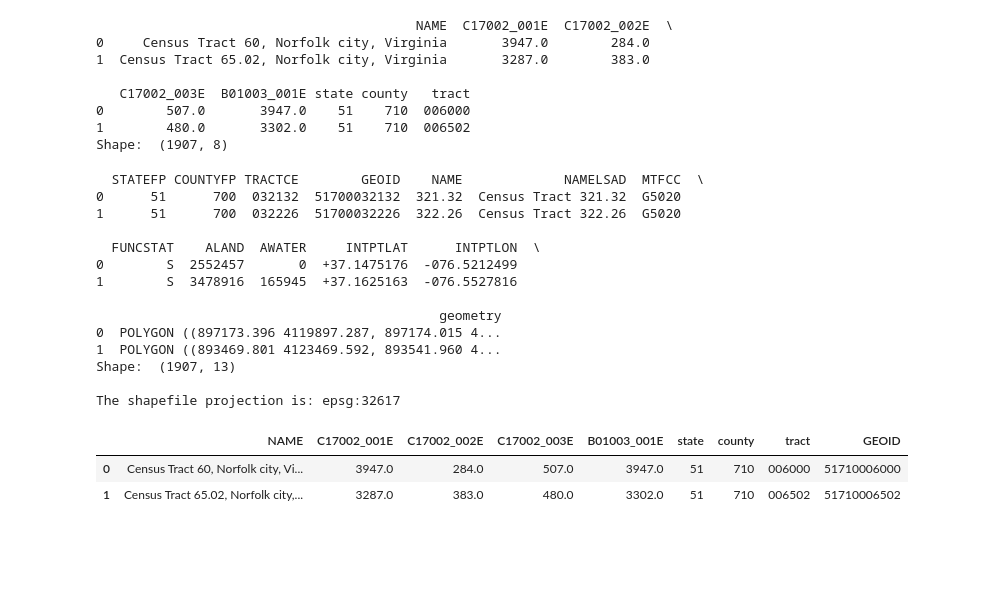
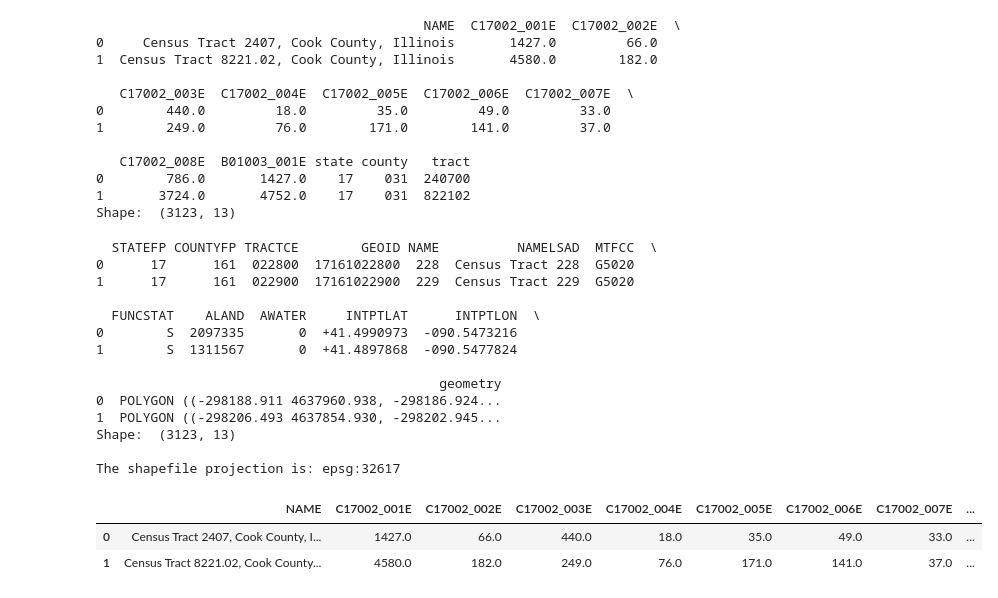
Before and after one commit to avasdowney/predictive_policing_thesis, a Jupyter notebook: preprocess/census.ipynb, the cells around one changed output. Saved outputs shown, nothing was run; the diff lists cells and outputs as text; code cells hidden in the pictures; blank space fills up the shorter version.

```diff
--- a/preprocess/census.ipynb
+++ b/preprocess/census.ipynb
@@ -8,71 +8,80 @@ from us import states
 # Set API key
 c = Census("736d0b43db328f7d01733bcff52a193181f4e05b")
 # %%
-# Obtain Census variables from the 2019 ACS at the tract level for the Commonwealth of Virginia (FIPS code: 51)
+# Obtain Census variables from the 2014 ACS at the tract level for the Commonwealth of Illinois (FIPS code: 17)
 # C17002_001E: count of ratio of income to poverty in the past 12 months (total)
 # C17002_002E: count of ratio of income to poverty in the past 12 months (< 0.50)
 # C17002_003E: count of ratio of income to poverty in the past 12 months (0.50 - 0.99)
+# C17002_004E: count of ratio of income to poverty in the past 12 months (1.00 - 1.24)
+# C17002_005E: count of ratio of income to poverty in the past 12 months (1.25 - 1.49)
+# C17002_006E: count of ratio of income to poverty in the past 12 months (1.50 - 1.84)
+# C17002_007E: count of ratio of income to poverty in the past 12 months (1.85 - 1.99)
+# C17002_008E: count of ratio of income to poverty in the past 12 months (>= 2.00)
 # B01003_001E: total population
-# Sources: https://api.census.gov/data/2019/acs/acs5/variables.html; https://pypi.org/project/census/
-va_census = c.acs5.state_county_tract(fields = ('NAME', 'C17002_001E', 'C17002_002E', 'C17002_003E', 'B01003_001E'),
-                                      state_fips = states.VA.fips,
+# Sources: https://api.census.gov/data/2014/acs/acs5/variables.html; https://pypi.org/project/census/
+il_census = c.acs5.state_county_tract(fields = ('NAME', 'C17002_001E', 'C17002_002E', 'C17002_003E', 'C17002_004E', 'C17002_005E', 'C17002_006E', 'C17002_007E', 'C17002_008E', 'B01003_001E'),
+                                      state_fips = states.IL.fips,
                                       county_fips = "*",
                                       tract = "*",
-                                      year = 2017)
+                                      year = 2014)
 # %%
 # Create a dataframe from the census data
-va_df = pd.DataFrame(va_census)
+il_df = pd.DataFrame(il_census)
 
 # Show the dataframe
-print(va_df.head(2))
-print('Shape: ', va_df.shape)
+print(il_df.head(2))
+print('Shape: ', il_df.shape)
 # %% [output]
-                                         NAME  C17002_001E  C17002_002E  \
-0     Census Tract 60, Norfolk city, Virginia       3947.0        284.0
-1  Census Tract 65.02, Norfolk city, Virginia       3287.0        383.0
+                                          NAME  C17002_001E  C17002_002E  \
+0     Census Tract 2407, Cook County, Illinois       1427.0         66.0
+1  Census Tract 8221.02, Cook County, Illinois       4580.0        182.0
 
-   C17002_003E  B01003_001E state county   tract
-0        507.0       3947.0    51    710  006000
-1        480.0       3302.0    51    710  006502
-Shape:  (1907, 8)
+   C17002_003E  C17002_004E  C17002_005E  C17002_006E  C17002_007E  \
+0        440.0         18.0         35.0         49.0         33.0
+1        249.0         76.0        171.0        141.0         37.0
+
+   C17002_008E  B01003_001E state county   tract
+0        786.0       1427.0    17    031  240700
+1       3724.0       4752.0    17    031  822102
+Shape:  (3123, 13)
 # %%
-# Access shapefile of Virginia census tracts
-va_tract = gpd.read_file("https://www2.census.gov/geo/tiger/TIGER2019/TRACT/tl_2019_51_tract.zip")
+# Access shapefile of Illinois census tracts
+il_tract = gpd.read_file("https://www2.census.gov/geo/tiger/TIGER2014/TRACT/tl_2014_17_tract.zip")
 
 # Reproject shapefile to UTM Zone 17N
 # https://spatialreference.org/ref/epsg/wgs-84-utm-zone-17n/
-va_tract = va_tract.to_crs(epsg = 32617)
+il_tract = il_tract.to_crs(epsg = 32617)
 
 # Print GeoDataFrame of shapefile
-print(va_tract.head(2))
-print('Shape: ', va_tract.shape)
+print(il_tract.head(2))
+print('Shape: ', il_tract.shape)
 
 # Check shapefile projection
-print("\nThe shapefile projection is: {}".format(va_tract.crs))
+print("\nThe shapefile projection is: {}".format(il_tract.crs))
 # %% [output]
-  STATEFP COUNTYFP TRACTCE        GEOID    NAME             NAMELSAD  MTFCC  \
-0      51      700  032132  51700032132  321.32  Census Tract 321.32  G5020
-1      51      700  032226  51700032226  322.26  Census Tract 322.26  G5020
+  STATEFP COUNTYFP TRACTCE        GEOID NAME          NAMELSAD  MTFCC  \
+0      17      161  022800  17161022800  228  Census Tract 228  G5020
+1      17      161  022900  17161022900  229  Census Tract 229  G5020
 
   FUNCSTAT    ALAND  AWATER     INTPTLAT      INTPTLON  \
-0        S  2552457       0  +37.1475176  -076.5212499
-1        S  3478916  165945  +37.1625163  -076.5527816
+0        S  2097335       0  +41.4990973  -090.5473216
+1        S  1311567       0  +41.4897868  -090.5477824
 
                                             geometry
-0  POLYGON ((897173.396 4119897.287, 897174.015 4...
-1  POLYGON ((893469.801 4123469.592, 893541.960 4...
-Shape:  (1907, 13)
+0  POLYGON ((-298188.911 4637960.938, -298186.924...
+1  POLYGON ((-298206.493 4637854.930, -298202.945...
+Shape:  (3123, 13)
 
 The shapefile projection is: epsg:32617
 # %%
 # Combine state, county, and tract columns together to create a new string and assign to new column
-va_df["GEOID"] = va_df["state"] + va_df["county"] + va_df["tract"]
+il_df["GEOID"] = il_df["state"] + il_df["county"] + il_df["tract"]
 # %%
 # Print head of dataframe
-va_df.head(2)
+il_df.head(2)
 # %% [output]
-|  | NAME | C17002_001E | C17002_002E | C17002_003E | B01003_001E | state | county | tract | GEOID |
-| 0 | Census Tract 60, Norfolk city, Vi... | 3947.0 | 284.0 | 507.0 | 3947.0 | 51 | 710 | 006000 | 51710006000 |
-| 1 | Census Tract 65.02, Norfolk city,... | 3287.0 | 383.0 | 480.0 | 3302.0 | 51 | 710 | 006502 | 51710006502 |
+|  | NAME | C17002_001E | C17002_002E | C17002_003E | C17002_004E | C17002_005E | C17002_006E | C17002_007E | ... |
+| 0 | Census Tract 2407, Cook County, I... | 1427.0 | 66.0 | 440.0 | 18.0 | 35.0 | 49.0 | 33.0 | ... |
+| 1 | Census Tract 8221.02, Cook County... | 4580.0 | 182.0 | 249.0 | 76.0 | 171.0 | 141.0 | 37.0 | ... |
 # %%
 # Remove columns
```
Also changed, not shown: parts of 7 cells of this notebook.
